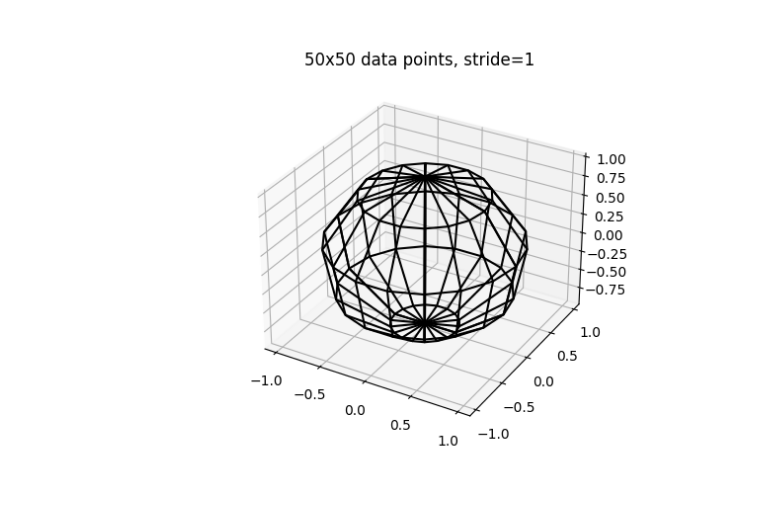
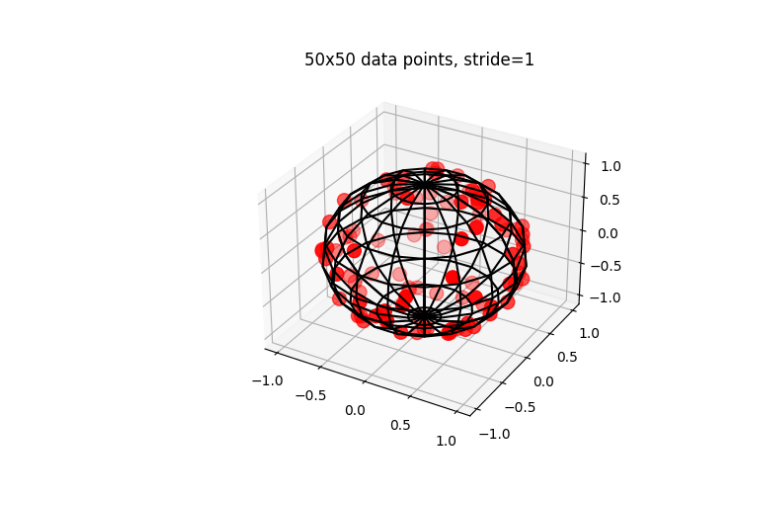
Before and after one commit to DespicableMonkey/Webb-Lab, a Jupyter notebook: hypersphere.ipynb, the cells around one changed output. Cells and saved outputs as stored; diff of their text form; code cells hidden in the pictures.

```diff
--- a/hypersphere.ipynb
+++ b/hypersphere.ipynb
@@ -113,32 +122,32 @@ fig,axes = plt.subplots(ncols=1,nrows=1,subplot_kw=dict(projection='3d'))
 ax = axes
 
 def conv(a):
 	x = np.cos(a[0]) * np.sin(a[1])
 	y = np.sin(a[0]) * np.sin(a[1])
 	z = np.cos(a[1])
 	return [x,y,z]
 
 def draw_sphere():
 	N=50
 	stride=1
 	u = np.linspace(0, np.pi, 10) #vertical
 	v = np.linspace(0, 2*  np.pi, 20)
 	x = np.outer(np.cos(u), np.sin(v))
 	y = np.outer(np.sin(u), np.sin(v))
 	z = np.outer(np.ones(np.size(u)), np.cos(v))
 	# ax.plot_surface(x, y, z, linewidth=0.0, cstride=stride, rstride=stride)
 	ax.plot_wireframe(x, y, z, color='k', rstride=stride, cstride=stride)
 	ax.set_title('{0}x{0} data points, stride={1}'.format(N,stride))
 draw_sphere()
 def sample_spherical(npoints, ndim=3):
     vec = np.random.randn(ndim, npoints)
     vec /= np.linalg.norm(vec, axis=0)
     return vec
 
 def draw_points():
 	xi, yi, zi = sample_spherical(100)
 	ax.scatter(xi, yi, zi, s=100, c='r', zorder=10)
 
-# draw_points()
+draw_points()
 # %% [output]
-[figure, old version]
+[figure, new version]
```
Also changed, not shown: parts of 2 cells of this notebook, 33 other files.
